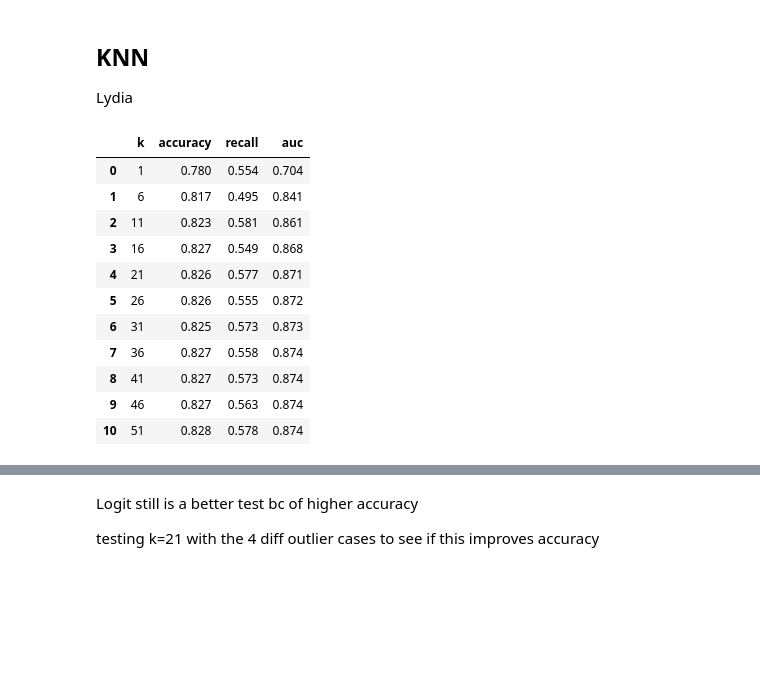
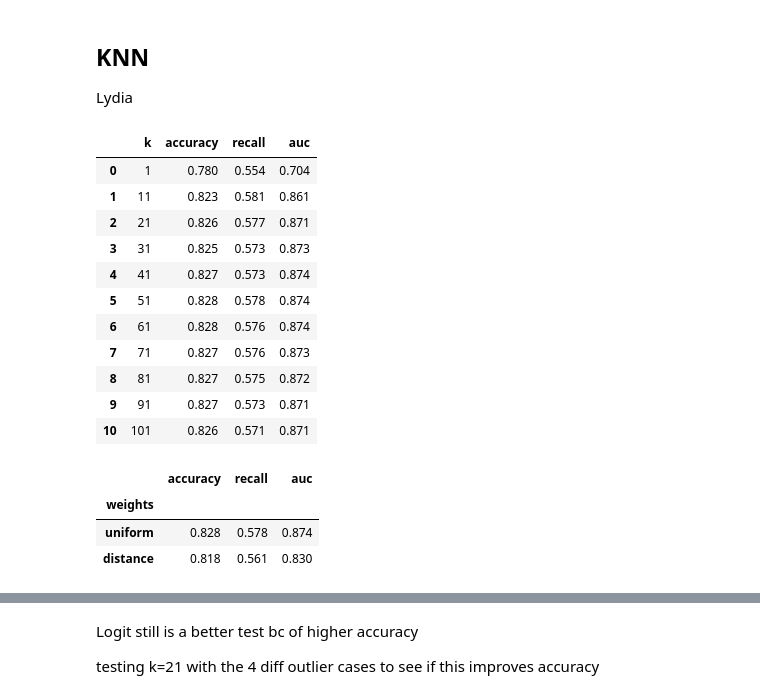
Before and after one commit to juliooo0/Team_A5, a Jupyter notebook: Predictive_Question.ipynb, the cells around one changed output, grey strips where cells are left out. Cells and saved outputs as stored; diff of their text form; code cells hidden in the pictures; blank space fills up the shorter version.

```diff
--- a/Predictive_Question.ipynb
+++ b/Predictive_Question.ipynb
@@ -703,18 +722,3 @@ Std across folds:
 acc_0.45    0.0030
 acc_0.50    0.0026
 dtype: float64
-# %%
-# FINAL TEST:
-
-pipe.fit(X_train_base, y_train)
-
-test_preds = pipe.predict(X_test_base)
-test_probs = pipe.predict_proba(X_test_base)[:, 1]
-
-final = pd.DataFrame({
-    'accuracy': [accuracy_score(y_test, test_preds)],
-    'recall': [recall_score(y_test, test_preds)],
-    'auc': [roc_auc_score(y_test, test_probs)],
-}, index=['base, threshold 0.5 (test)'])
-final['vs_baseline'] = final['accuracy'] - baseline
-final.round(3)
@@ -728,36 +737,55 @@ Lydia
 # %%
 # KNN: trying different k values with 5-fold CV on the training data
 
 results = []
 
-for k in tqdm(range(1, 52, 5)):
+for k in tqdm(range(1, 102, 10)):
     pipe_knn = Pipeline([
         ('scale', StandardScaler()),
         ('knn', KNeighborsClassifier(n_neighbors=k)),
     ])
     scores = cross_validate(pipe_knn, X_train_base, y_train, cv=cv,
                             scoring=['accuracy', 'recall', 'roc_auc'], n_jobs=-1)
     results.append({
         'k': k,
         'accuracy': scores['test_accuracy'].mean(),
         'recall': scores['test_recall'].mean(),
         'auc': scores['test_roc_auc'].mean(),
     })
 
 knn_results_df = pd.DataFrame(results)
 knn_results_df.round(3)
 # %% [output]
 |  | k | accuracy | recall | auc |
 | 0 | 1 | 0.780 | 0.554 | 0.704 |
-| 1 | 6 | 0.817 | 0.495 | 0.841 |
-| 2 | 11 | 0.823 | 0.581 | 0.861 |
-| 3 | 16 | 0.827 | 0.549 | 0.868 |
-| 4 | 21 | 0.826 | 0.577 | 0.871 |
-| 5 | 26 | 0.826 | 0.555 | 0.872 |
-| 6 | 31 | 0.825 | 0.573 | 0.873 |
-| 7 | 36 | 0.827 | 0.558 | 0.874 |
-| 8 | 41 | 0.827 | 0.573 | 0.874 |
-| 9 | 46 | 0.827 | 0.563 | 0.874 |
-| 10 | 51 | 0.828 | 0.578 | 0.874 |
+| 1 | 11 | 0.823 | 0.581 | 0.861 |
+| 2 | 21 | 0.826 | 0.577 | 0.871 |
+| 3 | 31 | 0.825 | 0.573 | 0.873 |
+| 4 | 41 | 0.827 | 0.573 | 0.874 |
+| 5 | 51 | 0.828 | 0.578 | 0.874 |
+| 6 | 61 | 0.828 | 0.576 | 0.874 |
+| 7 | 71 | 0.827 | 0.576 | 0.873 |
+| 8 | 81 | 0.827 | 0.575 | 0.872 |
+| 9 | 91 | 0.827 | 0.573 | 0.871 |
+| 10 | 101 | 0.826 | 0.571 | 0.871 |
+# %%
+# KNN (k=51): tuning weights, every neighbor votes equally ('uniform') vs closer neighbors count more ('distance')
+rows = []
+for w in ['uniform', 'distance']:
+    pipe_knn = Pipeline([
+        ('scale', StandardScaler()),
+        ('knn', KNeighborsClassifier(n_neighbors=51, weights=w)),
+    ])
+    s = cross_validate(pipe_knn, X_train_base, y_train, cv=cv,
+                       scoring=['accuracy', 'recall', 'roc_auc'], n_jobs=-1)
+    rows.append({'weights': w, 'accuracy': s['test_accuracy'].mean(),
+                 'recall': s['test_recall'].mean(), 'auc': s['test_roc_auc'].mean()})
+
+pd.DataFrame(rows).set_index('weights').round(3)
+# %% [output]
+|  | accuracy | recall | auc |
+| weights |  |  |  |
+| uniform | 0.828 | 0.578 | 0.874 |
+| distance | 0.818 | 0.561 | 0.830 |
 # %%
 # Plot CV accuracy against k, and find the best k
```
Also changed, not shown: parts of 16 cells of this notebook.
